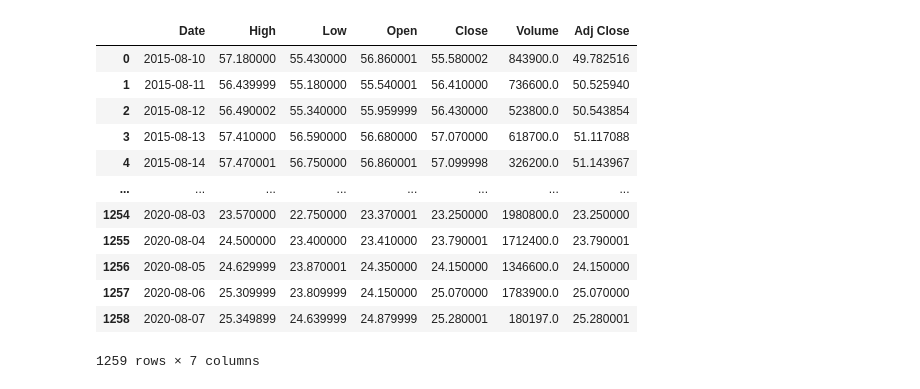
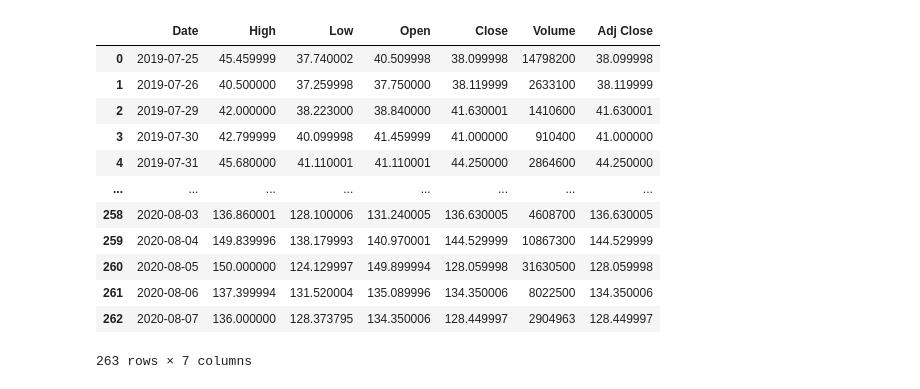
Before and after one commit to Andre-Williams22/Time-Series-Analysis, a Jupyter notebook: New Prophet Evaluation .ipynb, the cells around one changed output. Saved outputs shown, nothing was run; the diff lists cells and outputs as text; code cells hidden in the pictures.

```diff
--- a/New Prophet Evaluation .ipynb
+++ b/New Prophet Evaluation .ipynb
@@ -4,24 +4,24 @@ import numpy as np
 import matplotlib.pyplot as plt
 import pandas_datareader.data as reader
 # %%
-data = reader.get_data_yahoo('CAKE')
+data = reader.get_data_yahoo('LVGO')
 df = data.reset_index()
 # df['Date']
 df
 # %% [output]
 |  | Date | High | Low | Open | Close | Volume | Adj Close |
-| 0 | 2015-08-10 | 57.180000 | 55.430000 | 56.860001 | 55.580002 | 843900.0 | 49.782516 |
-| 1 | 2015-08-11 | 56.439999 | 55.180000 | 55.540001 | 56.410000 | 736600.0 | 50.525940 |
-| 2 | 2015-08-12 | 56.490002 | 55.340000 | 55.959999 | 56.430000 | 523800.0 | 50.543854 |
-| 3 | 2015-08-13 | 57.410000 | 56.590000 | 56.680000 | 57.070000 | 618700.0 | 51.117088 |
-| 4 | 2015-08-14 | 57.470001 | 56.750000 | 56.860001 | 57.099998 | 326200.0 | 51.143967 |
+| 0 | 2019-07-25 | 45.459999 | 37.740002 | 40.509998 | 38.099998 | 14798200 | 38.099998 |
+| 1 | 2019-07-26 | 40.500000 | 37.259998 | 37.750000 | 38.119999 | 2633100 | 38.119999 |
+| 2 | 2019-07-29 | 42.000000 | 38.223000 | 38.840000 | 41.630001 | 1410600 | 41.630001 |
+| 3 | 2019-07-30 | 42.799999 | 40.099998 | 41.459999 | 41.000000 | 910400 | 41.000000 |
+| 4 | 2019-07-31 | 45.680000 | 41.110001 | 41.110001 | 44.250000 | 2864600 | 44.250000 |
 | ... | ... | ... | ... | ... | ... | ... | ... |
-| 1254 | 2020-08-03 | 23.570000 | 22.750000 | 23.370001 | 23.250000 | 1980800.0 | 23.250000 |
-| 1255 | 2020-08-04 | 24.500000 | 23.400000 | 23.410000 | 23.790001 | 1712400.0 | 23.790001 |
-| 1256 | 2020-08-05 | 24.629999 | 23.870001 | 24.350000 | 24.150000 | 1346600.0 | 24.150000 |
-| 1257 | 2020-08-06 | 25.309999 | 23.809999 | 24.150000 | 25.070000 | 1783900.0 | 25.070000 |
-| 1258 | 2020-08-07 | 25.349899 | 24.639999 | 24.879999 | 25.280001 | 180197.0 | 25.280001 |
+| 258 | 2020-08-03 | 136.860001 | 128.100006 | 131.240005 | 136.630005 | 4608700 | 136.630005 |
+| 259 | 2020-08-04 | 149.839996 | 138.179993 | 140.970001 | 144.529999 | 10867300 | 144.529999 |
+| 260 | 2020-08-05 | 150.000000 | 124.129997 | 149.899994 | 128.059998 | 31630500 | 128.059998 |
+| 261 | 2020-08-06 | 137.399994 | 131.520004 | 135.089996 | 134.350006 | 8022500 | 134.350006 |
+| 262 | 2020-08-07 | 136.000000 | 128.373795 | 134.350006 | 128.449997 | 2904963 | 128.449997 |
-1259 rows × 7 columns
+263 rows × 7 columns
 # %%
 # df[["Date","Close"]]
 # %%
```
Also changed, not shown: parts of 4 cells of this notebook, 1 other file.
